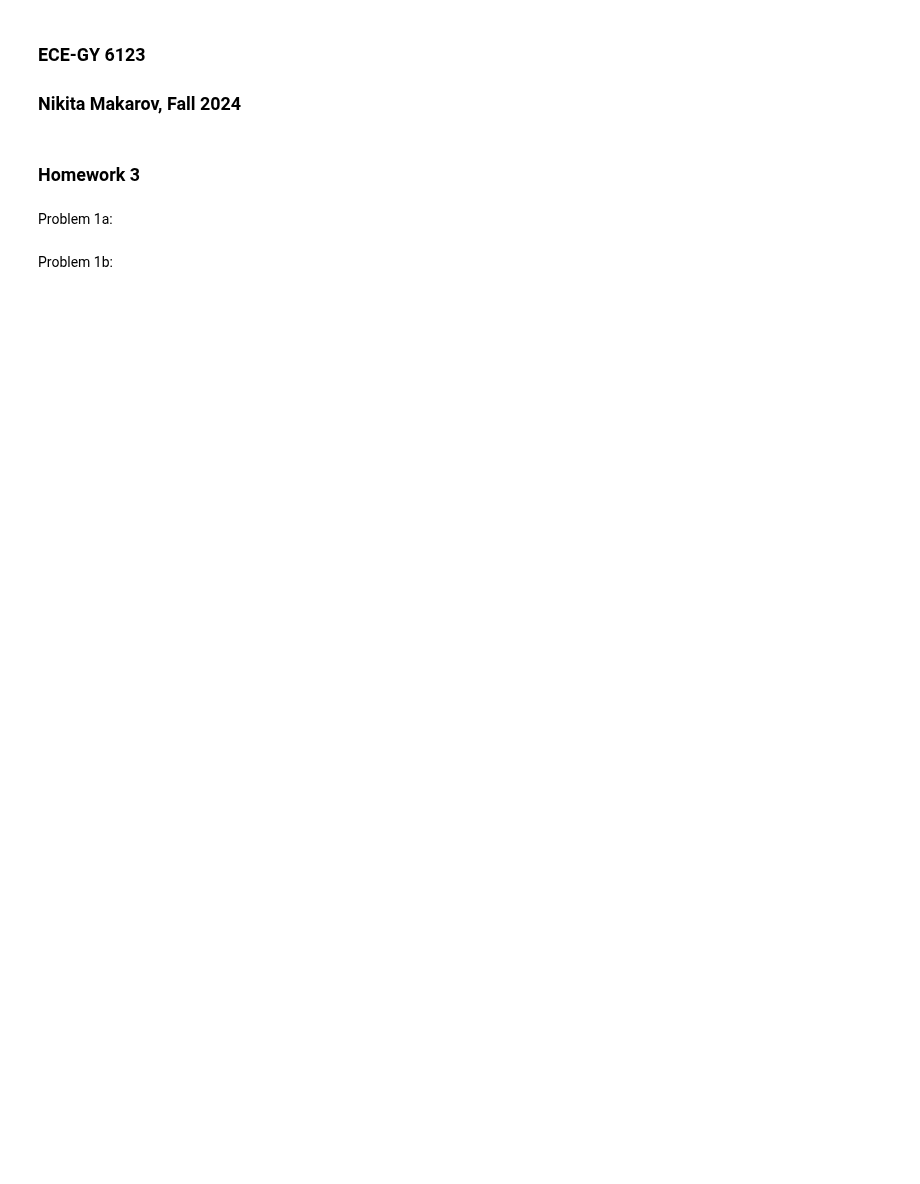
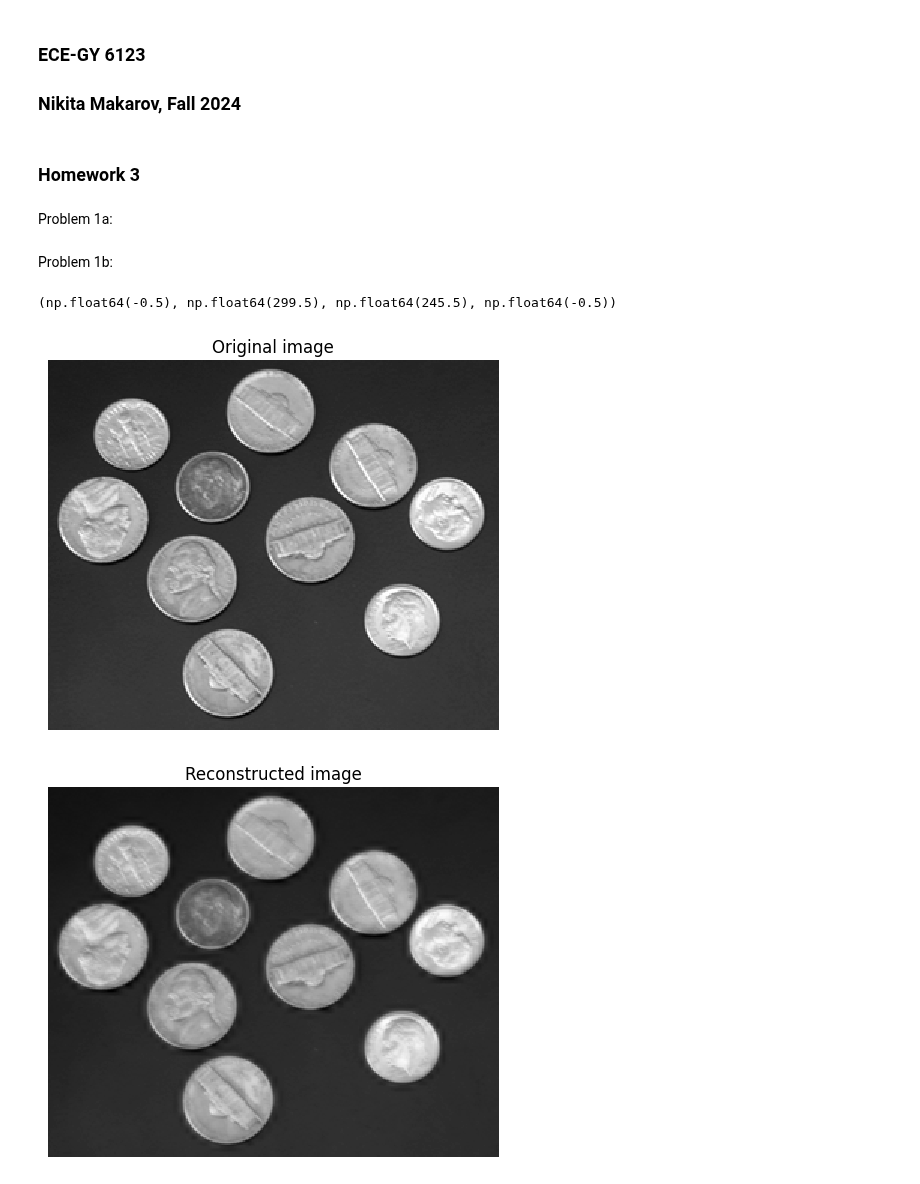
Before and after one commit to NMakarov97/ECE-GY-6123, a Jupyter notebook: HW3/ECE-6123 HW3.ipynb, the cells around one changed output. Drawn from its saved outputs; the diff is of its cells as text; code cells hidden in the pictures; blank space fills up the shorter version.

Commit message:
Add section for display sample reconstructed image

```diff
--- a/HW3/ECE-6123 HW3.ipynb
+++ b/HW3/ECE-6123 HW3.ipynb
@@ -66,30 +68,44 @@ Problem 1b:
 # %%
 # Create Laplacian reconstruction function
 def reconstruct_laplacian(L: list[np.ndarray]) -> np.ndarray:
     '''
     Reconstruct and return a grayscale image from a Laplacian pyramid structure.
 
     Parameters:
     L: list of size J filled with 2D numpy arrays of the Laplacian pyramid, with the first element being element 0
 
     Returns:
     R: 2D numpy array of the reconstructed image in grayscale
     '''
 
     # Create reconstructed image structure
     R = L[0]
 
     # Iterate over levels of the laplacian pyramid
     for i in range(0,len(L)-1):
         (height,width) = L[i+1].shape # Get new width and height
         U = cv2.resize(R,(width,height),interpolation=cv2.INTER_CUBIC) # Perform upscaling for next layer
         R = L[i+1] + U # Calculate new reconstructed layer
 
     return R
 
+# Test reconstruction with a sample image
+image = np.asarray(cv2.imread('coins.png', cv2.IMREAD_GRAYSCALE),dtype=float)
+L = laplacian_pyramid(image, 3) # Laplacian pyramid
+R = reconstruct_laplacian(L) # Reconstructed image
 
-image = cv2.imread('coins.png', cv2.IMREAD_GRAYSCALE)
-G = gaussian_pyramid(image, 3)
-L = laplacian_pyramid(image, 3)
-R = reconstruct_laplacian(L)
-pass
+# Create figure for original image
+plt.figure()
+plt.imshow(image, interpolation='none', cmap='gray')
+plt.title('Original image')
+plt.axis('off')
+
+# Create figure for reconstructed image
+plt.figure()
+plt.imshow(R, interpolation='none', cmap='gray')
+plt.title('Reconstructed image')
+plt.axis('off')
+# %% [output]
+(np.float64(-0.5), np.float64(299.5), np.float64(245.5), np.float64(-0.5))
+[figure, added]
+[figure, added]
```
Also changed, not shown: parts of 1 cell of this notebook.
